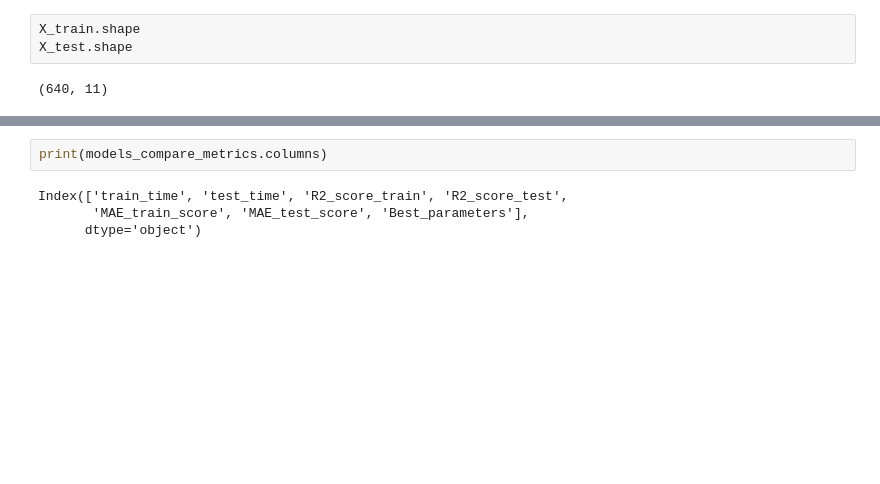
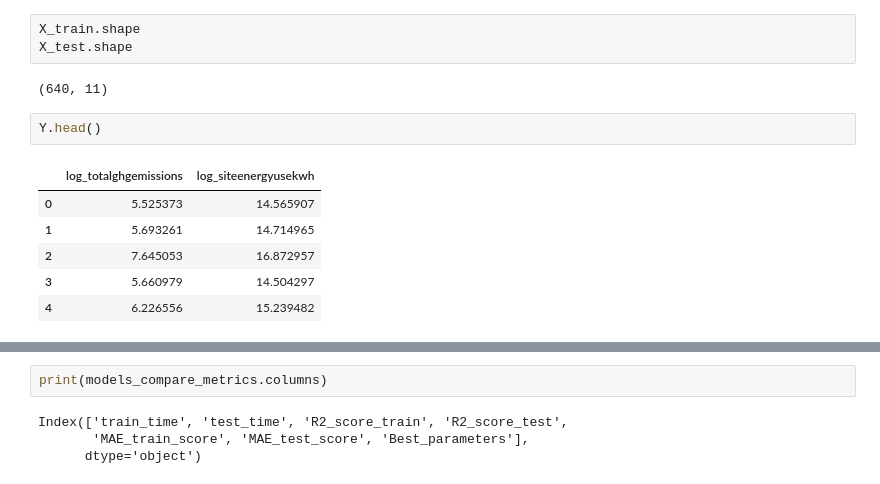
Before and after one commit to data-IA-2022/CO2_Maud_Tarik, a Jupyter notebook: model-multioutput.ipynb, the cells around one changed output, grey strips where cells are left out. Drawn from its saved outputs; the diff is of its cells as text; blank space fills up the shorter version.

```diff
--- a/model-multioutput.ipynb
+++ b/model-multioutput.ipynb
@@ -345,6 +337,15 @@ X_train.shape
 X_test.shape
 # %% [output]
 (640, 11)
+# %%
+Y.head()
+# %% [output]
+|  | log_totalghgemissions | log_siteenergyusekwh |
+| 0 | 5.525373 | 14.565907 |
+| 1 | 5.693261 | 14.714965 |
+| 2 | 7.645053 | 16.872957 |
+| 3 | 5.660979 | 14.504297 |
+| 4 | 6.226556 | 15.239482 |
 # %%
 import time
 from sklearn.metrics import mean_absolute_error
```
Also changed, not shown: parts of 7 cells of this notebook, 55 other files.
